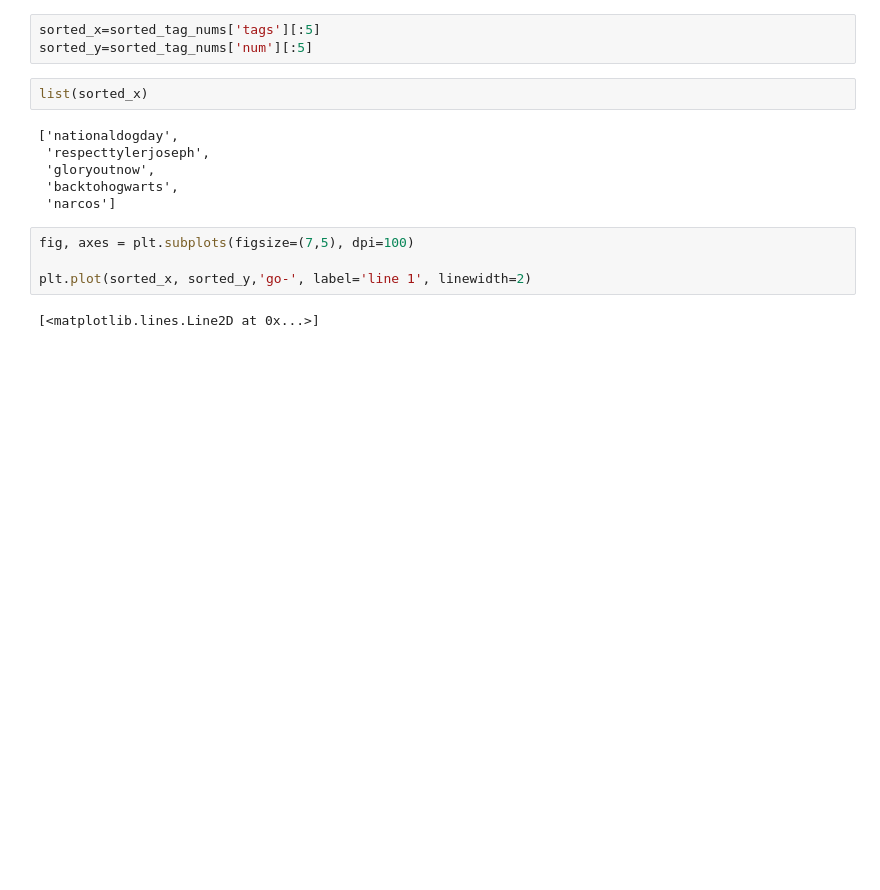
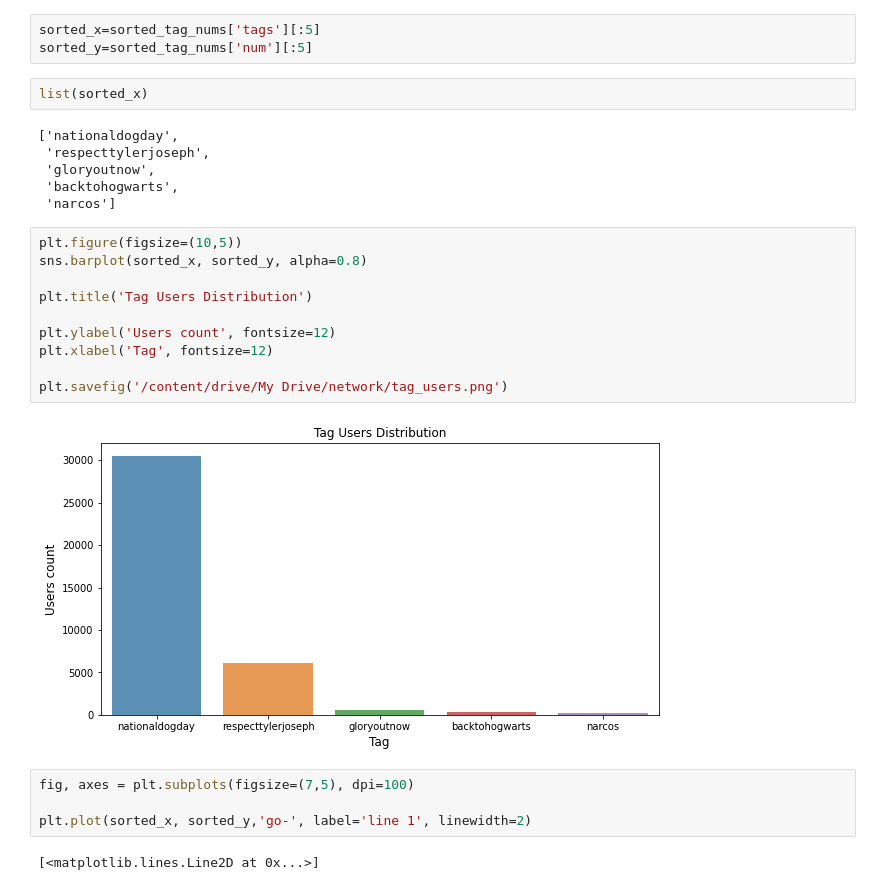
Before and after one commit to happygirlzt/six-degrees-of-separation-in-twitter, a Jupyter notebook: network_project.ipynb, the cells around one changed output. Drawn from its saved outputs; the diff is of its cells as text; blank space fills up the shorter version.

```diff
--- a/network_project.ipynb
+++ b/network_project.ipynb
@@ -183,6 +180,18 @@ list(sorted_x)
  'gloryoutnow',
  'backtohogwarts',
  'narcos']
+# %%
+plt.figure(figsize=(10,5))
+sns.barplot(sorted_x, sorted_y, alpha=0.8)
+
+plt.title('Tag Users Distribution')
+
+plt.ylabel('Users count', fontsize=12)
+plt.xlabel('Tag', fontsize=12)
+
+plt.savefig('/content/drive/My Drive/network/tag_users.png')
+# %% [output]
+[figure, added]
 # %%
 fig, axes = plt.subplots(figsize=(7,5), dpi=100)
 
```
Also changed, not shown: parts of 23 cells of this notebook.
